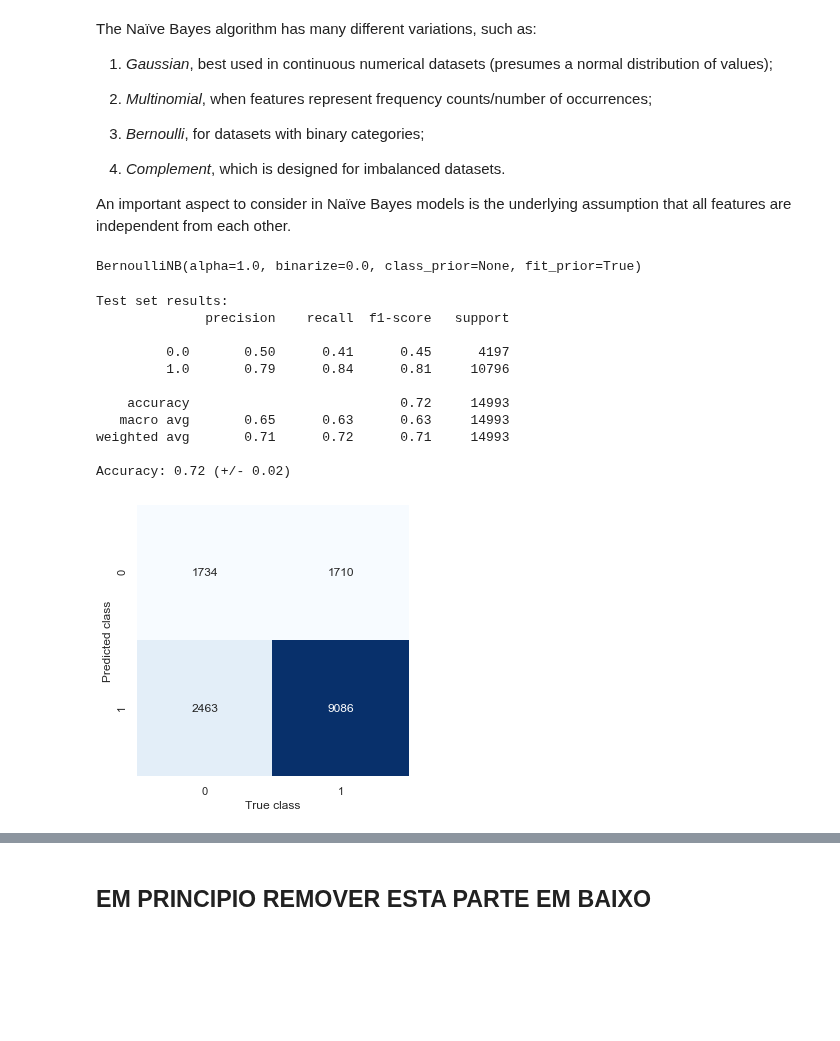
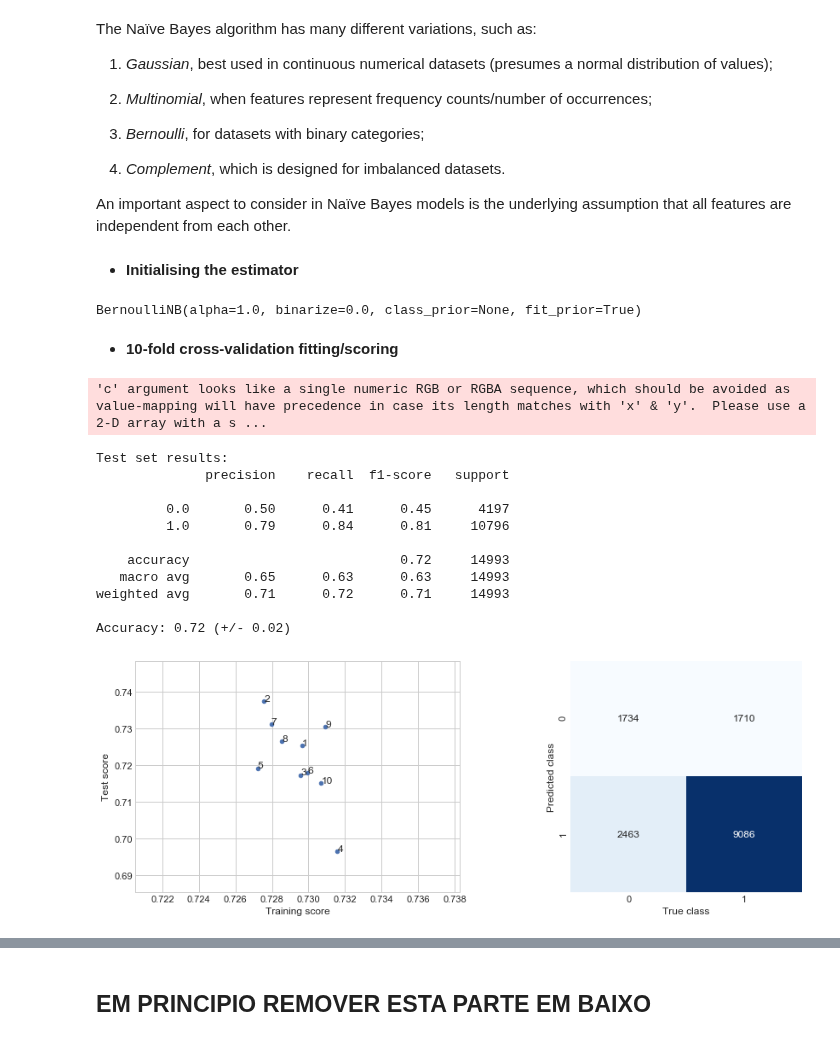
Before and after one commit to beatriz-lima/Machine-Learning-2019, a Jupyter notebook: Notes_Project.ipynb, the cells around one changed output, grey strips where cells are left out. Saved outputs shown, nothing was run; the diff lists cells and outputs as text; code cells hidden in the pictures; blank space fills up the shorter version.

```diff
--- a/Notes_Project.ipynb
+++ b/Notes_Project.ipynb
@@ -948,9 +948,9 @@ def confusion (X,y_train,y_train_predict,y_test,y_test_predict):
 # returns predicted targets for both training and test sets
 # returns fitting scores (accuracy) for both training and test sets
 
-def model (intro,xtrain,ytrain,xtest,ytest,model):
-    print ("{}\n".format(intro))
-    md = model.fit(xtrain,ytrain)
+def model (intro,xtrain,ytrain,xtest,ytest,md):
+    #print ("{}\n".format(intro))
+    #md = model.fit(xtrain,ytrain)
     print("Accuracy on training set:\n")
     trainscore = md.score(xtrain, ytrain)
     print("{}\n".format(trainscore))
@@ -963,7 +963,7 @@ def model (intro,xtrain,ytrain,xtest,ytest,model):
     ytestp = md.predict(xtest)
     print('Classification report (test):')
     print(classification_report(ytest,ytestp))
-    return ytrainp, ytestp, trainscore, testscore
+    return ytrainp, ytestp, testscore
 # %%
 # separates examples from targets and optionally splits it into training and testing
 def separate_split(df,split):
@@ -989,8 +989,22 @@ def crossvalidation(model,examples,target,classes):
     #examples = np.concatenate((xtrain,xtest), axis=0)
     #target = np.concatenate((ytrain,ytest), axis=0)
 
-    # 10-fold cross validation to return estimators
+    # 10-fold cross validation to return estimators and their individual scores
     scores_list = cross_validate(model,examples,target,cv=10,return_train_score=True,return_estimator=True)
+    train_test_df = pd.DataFrame({'Training score': scores_list['train_score'],
+                                  'Test score': scores_list['test_score']},index=list(range(1,11)))
+        #print('Training split nr. {}: {}'.format(k+1,scores_list['train_score'][k]))
+        #print('Test split nr. {}: {}\n'.format(k+1,scores_list['test_score'][k]))
+    fig, ax = plt.subplots(1,2)
+    sns.set_style("whitegrid")
+    train_test_df.plot(x = 'Training score',
+                       y = 'Test score',
+                       kind = 'scatter',
+                       ax = ax[0])
+    for train, test in train_test_df.iterrows():
+        ax[0].annotate(train, test)
+    #print(train_test_df)
+    #print('\n')
 
     # prediction for confusion matrix
     target_pred = cross_val_predict(model, examples, target, cv=10)
@@ -1003,10 +1017,9 @@ def crossvalidation(model,examples,target,classes):
     print('Accuracy: %0.2f (+/- %0.2f)' % (scores.mean(), scores.std() * 2))
 
     # confusion matrix heatmap
-    f, ax = plt.subplots()
-    sns.heatmap(conf_mat.T, square=True, annot=True, fmt='d', cbar=False, cmap="Blues")
-    ax.set_xlabel('True class')
-    ax.set_ylabel('Predicted class')
+    sns.heatmap(conf_mat.T, square=True, annot=True, fmt='d', cbar=False, cmap="Blues", ax=ax[1])
+    ax[1].set_xlabel('True class')
+    ax[1].set_ylabel('Predicted class')
     return target_pred, conf_mat, scores, scores_list
 # %% [markdown]
 ### 1.2.1 Benchmark
@@ -1028,9 +1044,8 @@ def binarize(table_y):
             table_y[i]=0
     return table_y
 # %%
-#y_train_binary = binarize(y_train)
-#y_test_binary = binarize(y_test)
-target_binary = binarize(target_binary)
+y_train_binary = binarize(y_train)
+y_test_binary = binarize(y_test)
 target_binary
 print("Number of positives cases in the training set is: {}".format(np.count_nonzero(target_binary == 1)))
 print("Number of negative cases in the training set is: {}".format(np.count_nonzero(target_binary == 0)))
@@ -1106,26 +1121,31 @@ The Naïve Bayes algorithm has many different variations, such as:
 4) *Complement*, which is designed for imbalanced datasets.
 
 An important aspect to consider in Naïve Bayes models is the underlying assumption that all features are independent from each other.
+# %% [markdown]
+* **Initialising the estimator**
 # %%
 bnb_bench_binary = BernoulliNB()
 bnb_bench_binary
 # %% [output]
 BernoulliNB(alpha=1.0, binarize=0.0, class_prior=None, fit_prior=True)
+# %% [markdown]
+* **10-fold cross-validation fitting/scoring**
 # %%
-y_pred_bnb_bench_binary, conf_mat_bnb_bench_binary, scores, scores_list = crossvalidation(bnb_bench_binary,
-                                                                             examples_binary,
-                                                                             target_binary,
-                                                                             [0,1])
+y_pred_bnb_bench_binary, conf_mat_bnb_bench_binary, bnb_bench_binary_scores, bnb_bench_binary_scores_list = crossvalidation(bnb_bench_binary,
+                                                                                                                            examples_binary,
+                                                                                                                            target_binary,
+                                                                                                                            [0,1])
 # %% [output]
-Test set results:
-              precision    recall  f1-score   support
-
-         0.0       0.50      0.41      0.45      4197
-         1.0       0.79      0.84      0.81     10796
-
-    accuracy                           0.72     14993
-   macro avg       0.65      0.63      0.63     14993
-weighted avg       0.71      0.72      0.71     14993
-
-Accuracy: 0.72 (+/- 0.02)
+'c' argument looks like a single numeric RGB or RGBA sequence, which should be avoided as value-mapping will have precedence in case its length matches with 'x' & 'y'.  Please use a 2-D array with a s ...
+Test set results:
+              precision    recall  f1-score   support
+
+         0.0       0.50      0.41      0.45      4197
+         1.0       0.79      0.84      0.81     10796
+
+    accuracy                           0.72     14993
+   macro avg       0.65      0.63      0.63     14993
+weighted avg       0.71      0.72      0.71     14993
+
+Accuracy: 0.72 (+/- 0.02)
-[figure, old version]
+[figure, new version]
```
Also changed, not shown: parts of 3 cells of this notebook.
